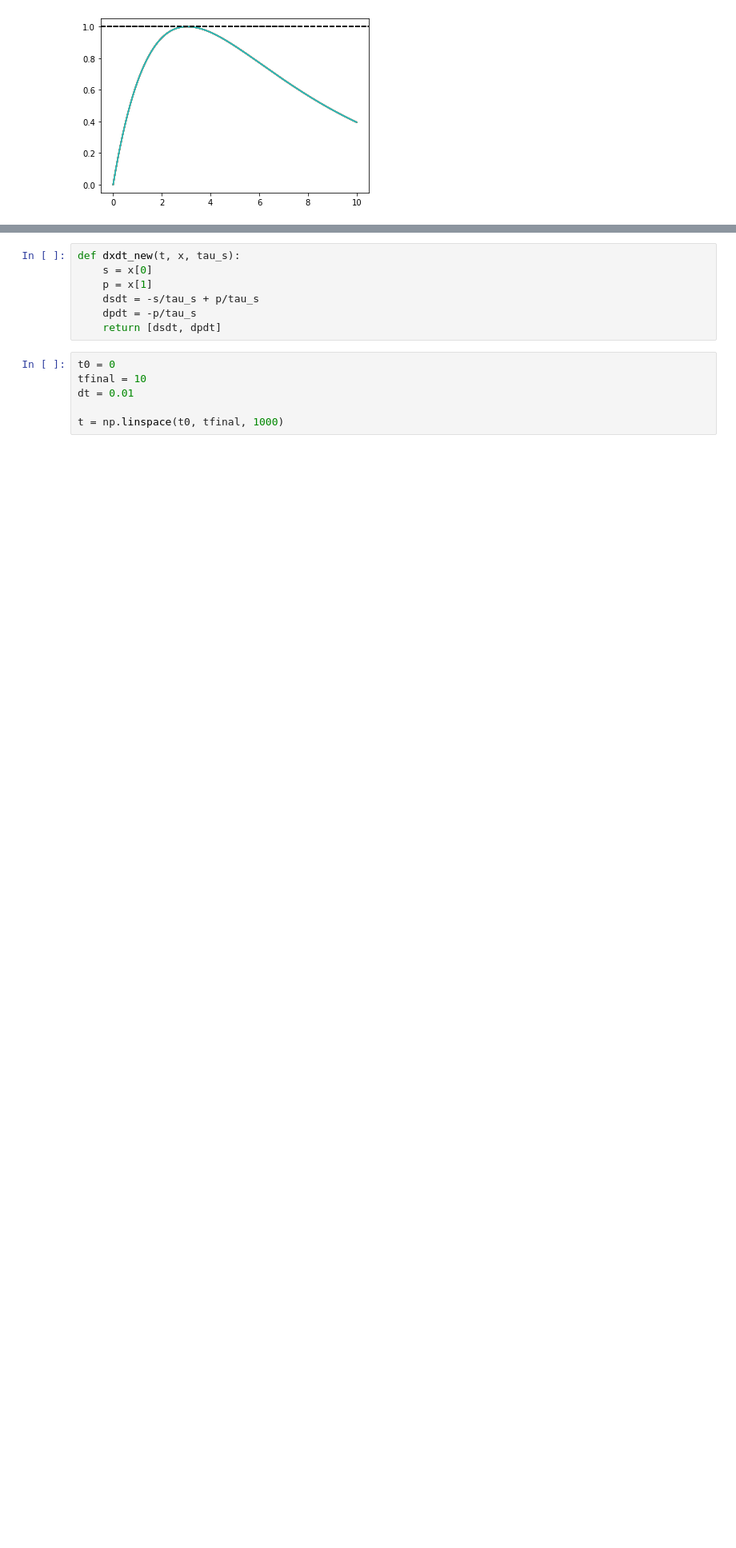
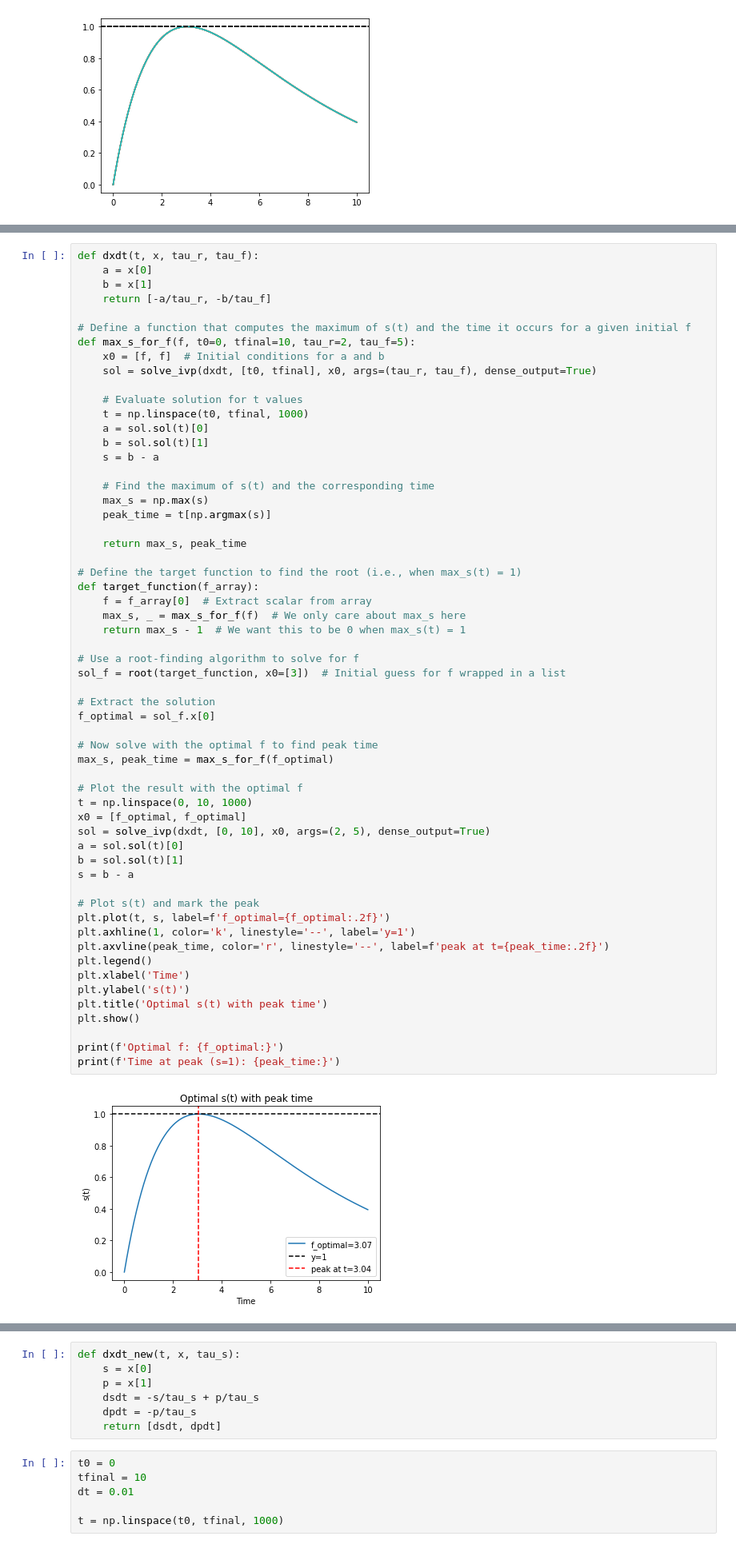
Before and after one commit to davidkelly2002/Final-Year-Project, a Jupyter notebook: Synaptic dynamics.ipynb, the cells around one changed output, grey strips where cells are left out. Shown: that part at 80% size. Drawn from its saved outputs; the diff is of its cells as text; blank space fills up the shorter version.

```diff
--- a/Synaptic dynamics.ipynb
+++ b/Synaptic dynamics.ipynb
@@ -100,0 +54,60 @@ print(f_optimal)
+# %%
+def dxdt(t, x, tau_r, tau_f):
+    a = x[0]
+    b = x[1]
+    return [-a/tau_r, -b/tau_f]
+
+# Define a function that computes the maximum of s(t) and the time it occurs for a given initial f
+def max_s_for_f(f, t0=0, tfinal=10, tau_r=2, tau_f=5):
+    x0 = [f, f]  # Initial conditions for a and b
+    sol = solve_ivp(dxdt, [t0, tfinal], x0, args=(tau_r, tau_f), dense_output=True)
+
+    # Evaluate solution for t values
+    t = np.linspace(t0, tfinal, 1000)
+    a = sol.sol(t)[0]
+    b = sol.sol(t)[1]
+    s = b - a
+
+    # Find the maximum of s(t) and the corresponding time
+    max_s = np.max(s)
+    peak_time = t[np.argmax(s)]
+
+    return max_s, peak_time
+
+# Define the target function to find the root (i.e., when max_s(t) = 1)
+def target_function(f_array):
+    f = f_array[0]  # Extract scalar from array
+    max_s, _ = max_s_for_f(f)  # We only care about max_s here
+    return max_s - 1  # We want this to be 0 when max_s(t) = 1
+
+# Use a root-finding algorithm to solve for f
+sol_f = root(target_function, x0=[3])  # Initial guess for f wrapped in a list
+
+# Extract the solution
+f_optimal = sol_f.x[0]
+
+# Now solve with the optimal f to find peak time
+max_s, peak_time = max_s_for_f(f_optimal)
+
+# Plot the result with the optimal f
+t = np.linspace(0, 10, 1000)
+x0 = [f_optimal, f_optimal]
+sol = solve_ivp(dxdt, [0, 10], x0, args=(2, 5), dense_output=True)
+a = sol.sol(t)[0]
+b = sol.sol(t)[1]
+s = b - a
+
+# Plot s(t) and mark the peak
+plt.plot(t, s, label=f'f_optimal={f_optimal:.2f}')
+plt.axhline(1, color='k', linestyle='--', label='y=1')
+plt.axvline(peak_time, color='r', linestyle='--', label=f'peak at t={peak_time:.2f}')
+plt.legend()
+plt.xlabel('Time')
+plt.ylabel('s(t)')
+plt.title('Optimal s(t) with peak time')
+plt.show()
+
+print(f'Optimal f: {f_optimal:}')
+print(f'Time at peak (s=1): {peak_time:}')
+# %% [output]
+[figure, added]
```
Also changed, not shown: parts of 9 cells of this notebook.
